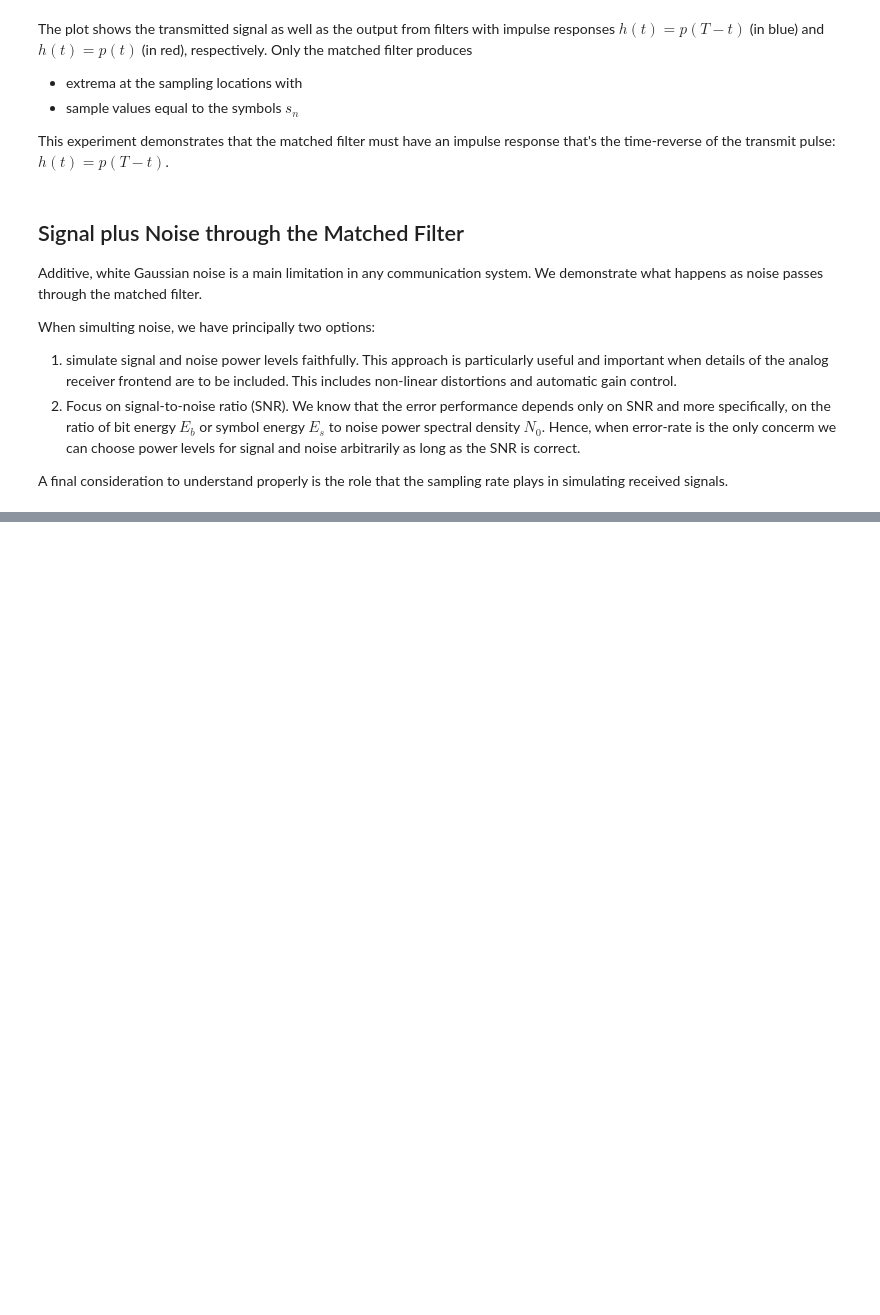
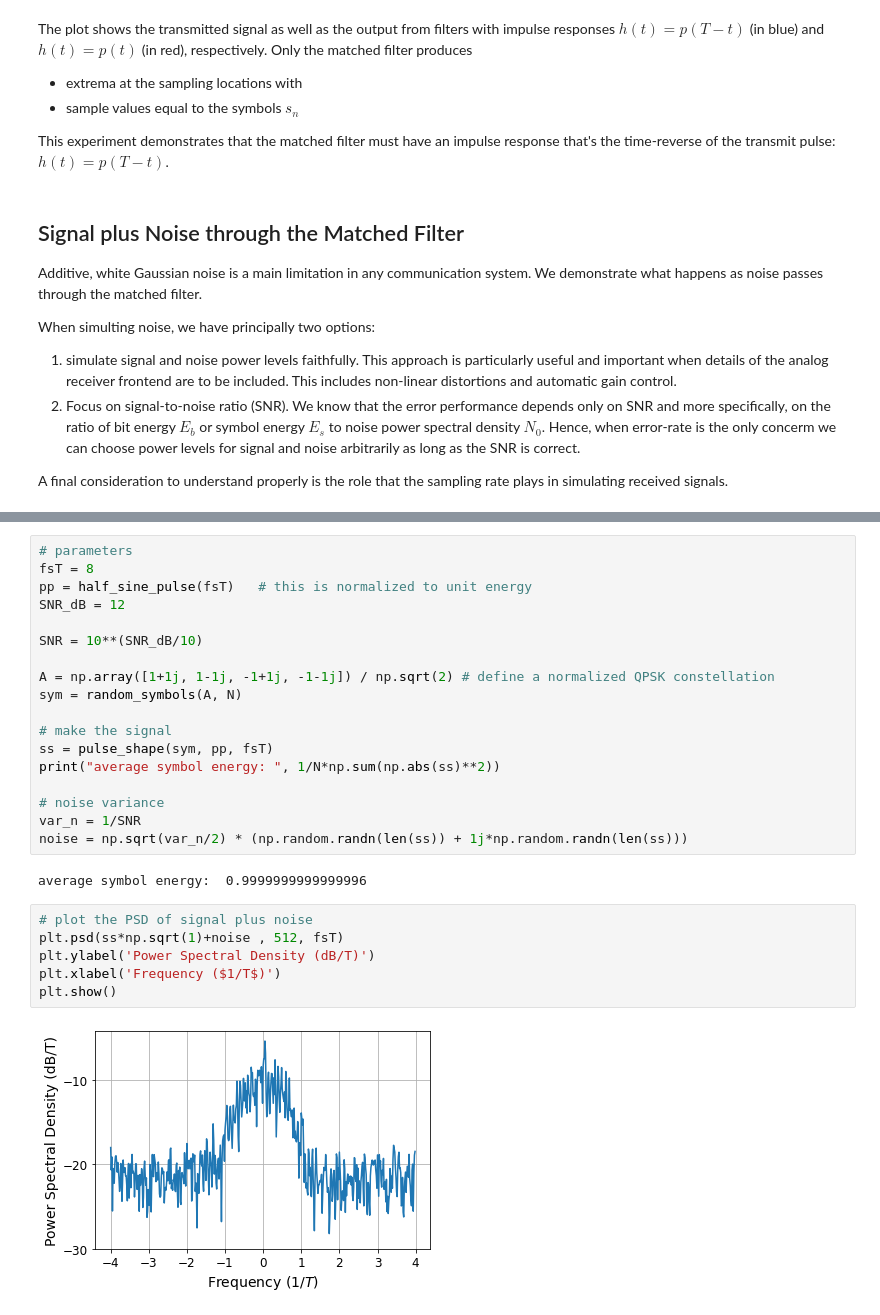
Before and after one commit to bepepa/digital_comms, a Jupyter notebook: 020_matched_filter.ipynb, the cells around one changed output, grey strips where cells are left out. Drawn from its saved outputs; the diff is of its cells as text; blank space fills up the shorter version.

```diff
--- a/020_matched_filter.ipynb
+++ b/020_matched_filter.ipynb
@@ -282,0 +417,28 @@ A final consideration to understand properly is the role that the sampling rate
+# %%
+# parameters
+fsT = 8
+pp = half_sine_pulse(fsT)   # this is normalized to unit energy
+SNR_dB = 12
+
+SNR = 10**(SNR_dB/10)
+
+A = np.array([1+1j, 1-1j, -1+1j, -1-1j]) / np.sqrt(2) # define a normalized QPSK constellation
+sym = random_symbols(A, N)
+
+# make the signal
+ss = pulse_shape(sym, pp, fsT)
+print("average symbol energy: ", 1/N*np.sum(np.abs(ss)**2))
+
+# noise variance
+var_n = 1/SNR
+noise = np.sqrt(var_n/2) * (np.random.randn(len(ss)) + 1j*np.random.randn(len(ss)))
+# %% [output]
+average symbol energy:  0.9999999999999996
+# %%
+# plot the PSD of signal plus noise
+plt.psd(ss*np.sqrt(1)+noise , 512, fsT)
+plt.ylabel('Power Spectral Density (dB/T)')
+plt.xlabel('Frequency ($1/T$)')
+plt.show()
+# %% [output]
+[figure, added]
```
Also changed, not shown: parts of 17 cells of this notebook.
